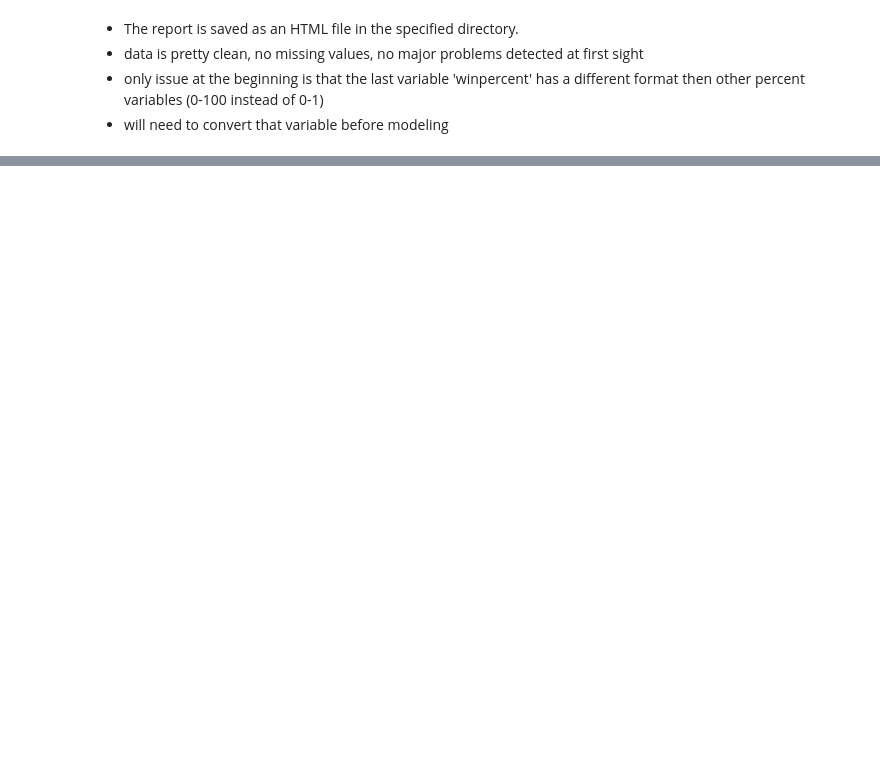
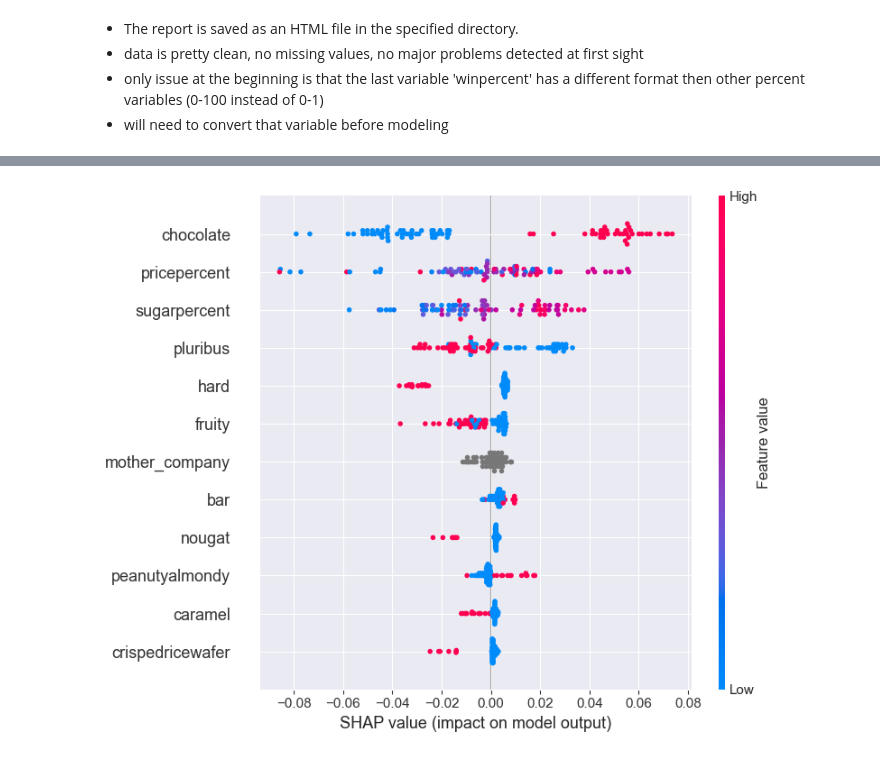
Before and after one commit to jkondek1/candy_case_study, a Jupyter notebook: notebooks/eda.ipynb, the cells around one changed output, grey strips where cells are left out. Drawn from its saved outputs; the diff is of its cells as text; code cells hidden in the pictures; blank space fills up the shorter version.

```diff
--- a/notebooks/eda.ipynb
+++ b/notebooks/eda.ipynb
@@ -158,0 +365,3 @@ Notes:
+# %%
+import pandas as pd
+candy = pd.read_csv('/Users/A107809368/projects/playground/candy_case_study/data/candy-data-cleaned.csv')
@@ -158,0 +375,34 @@ Notes:
+# %%
+from catboost import Pool, cv
+
+CAT_FEATURES = ['chocolate', 'fruity', 'caramel', 'peanutyalmondy', 'nougat',
+                'crispedricewafer', 'hard', 'bar', 'pluribus', 'mother_company']
+
+TO_DROP = ['competitorname']
+X = candy.drop(columns=TO_DROP + ['winpercent'])
+y = candy['winpercent']
+
+# Create Pool object with categorical features
+pool = Pool(data=X, label=y, cat_features=CAT_FEATURES)
+
+# Parameters WITHOUT cat_features
+params = {
+    'iterations': 100,
+    'learning_rate': 0.05,
+    'depth': 6,
+    'verbose': 100,
+    'loss_function': 'RMSE',
+}
+
+# Run cross-validation with Pool object
+cv_results = cv(
+    pool=pool,
+    params=params,
+    fold_count=5,
+    plot=True,
+    return_models=True,
+)
+
+print(cv_results)
+
+print(cv_results[1][4].get_feature_importance(prettified=True))
@@ -158,0 +444,9 @@ Notes:
+# %%
+# get shapley values
+import shap
+explainer = shap.Explainer(cv_results[1][4])
+shap_values = explainer(X)
+# plot shapley values
+shap.summary_plot(shap_values, X)
+# %% [output]
+[figure, added]
```
Also changed, not shown: parts of 39 cells of this notebook.
